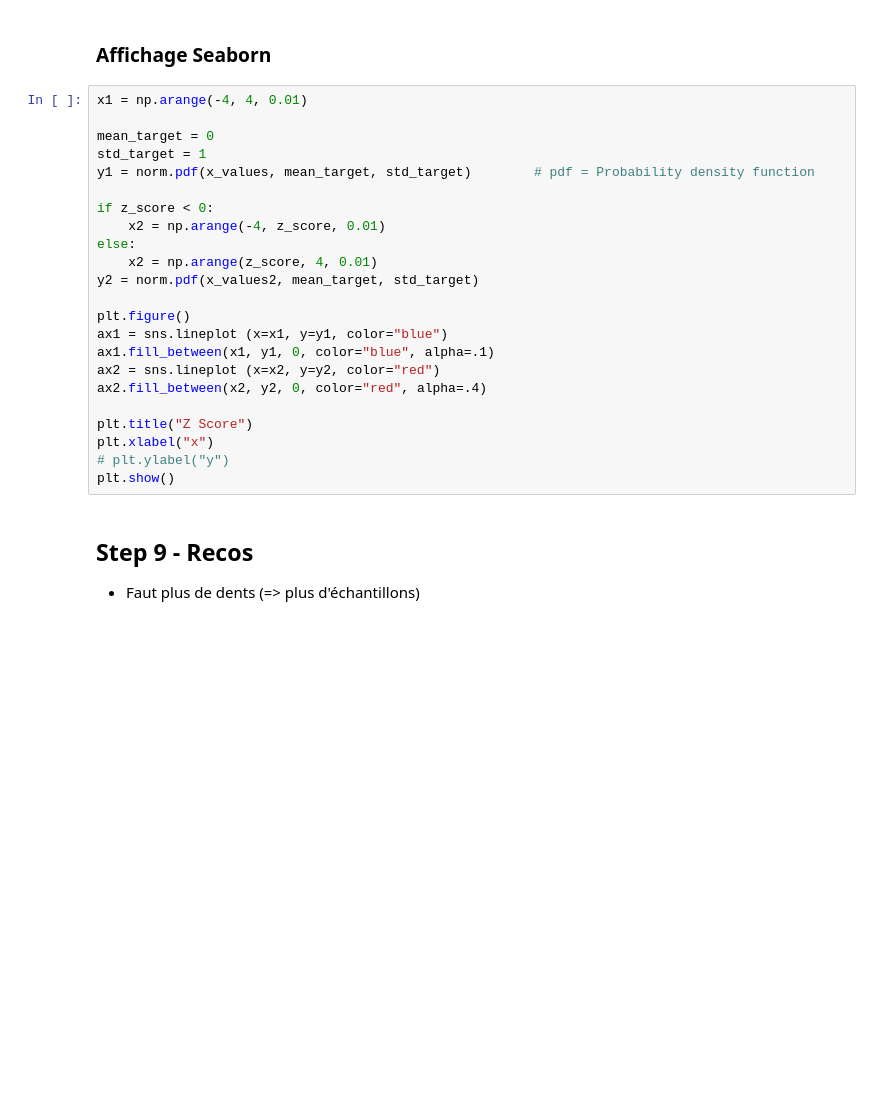
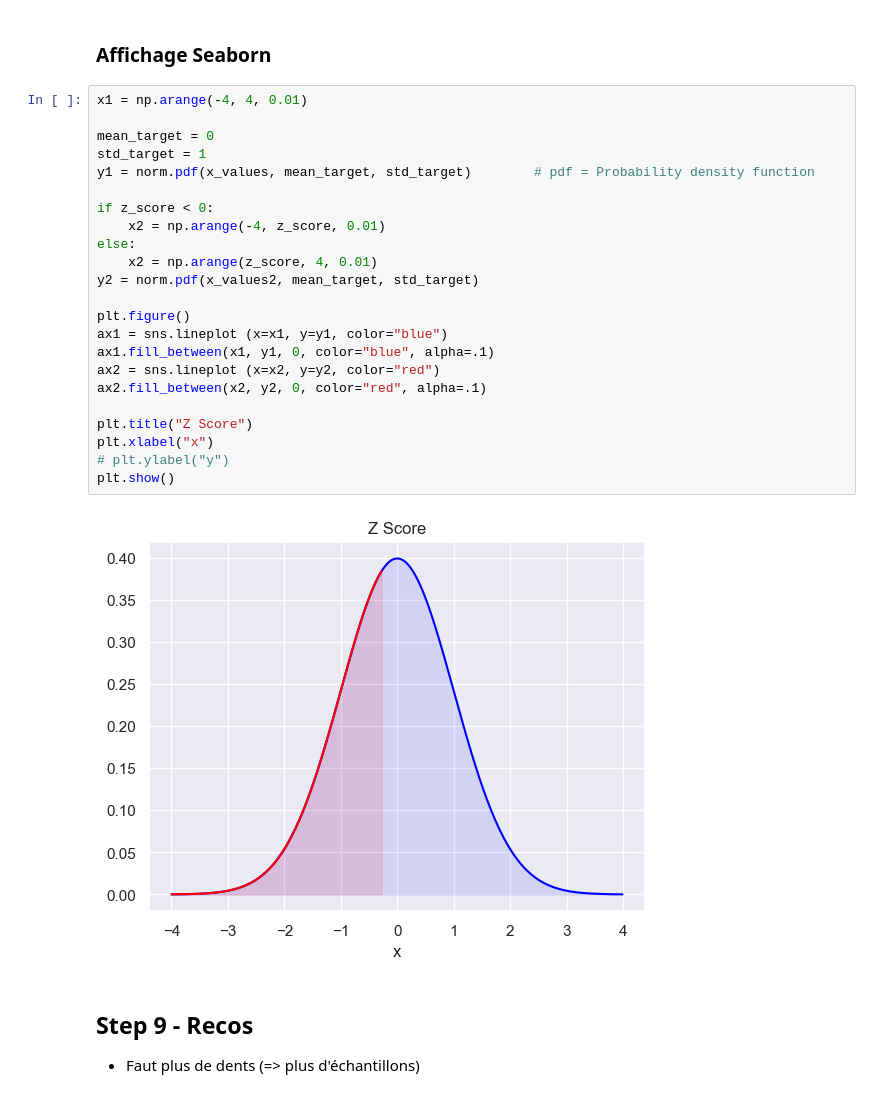
Before and after one commit to 40tude/Data_Essentials_Stage_Oct_2023, a Jupyter notebook: 02-Python-J2/stage_mes_solutions/02_ApresMidi.ipynb, the cells around one changed output. Drawn from its saved outputs; the diff is of its cells as text; blank space fills up the shorter version.

```diff
--- a/02-Python-J2/stage_mes_solutions/02_ApresMidi.ipynb
+++ b/02-Python-J2/stage_mes_solutions/02_ApresMidi.ipynb
@@ -1414,26 +1414,28 @@ _ = ax.fill_between(x_values2, y_values2, 0, color="red", alpha=0.1)
 # %%
 x1 = np.arange(-4, 4, 0.01)
 
 mean_target = 0
 std_target = 1
 y1 = norm.pdf(x_values, mean_target, std_target)        # pdf = Probability density function
 
 if z_score < 0:
     x2 = np.arange(-4, z_score, 0.01)
 else:
     x2 = np.arange(z_score, 4, 0.01)
 y2 = norm.pdf(x_values2, mean_target, std_target)
 
 plt.figure()
 ax1 = sns.lineplot (x=x1, y=y1, color="blue")
 ax1.fill_between(x1, y1, 0, color="blue", alpha=.1)
 ax2 = sns.lineplot (x=x2, y=y2, color="red")
-ax2.fill_between(x2, y2, 0, color="red", alpha=.4)
+ax2.fill_between(x2, y2, 0, color="red", alpha=.1)
 
 plt.title("Z Score")
 plt.xlabel("x")
 # plt.ylabel("y")
 plt.show()
+# %% [output]
+[figure, added]
 # %% [markdown]
 ## Step 9 - Recos
 
```
Also changed, not shown: parts of 3 cells of this notebook, 3 other files.
